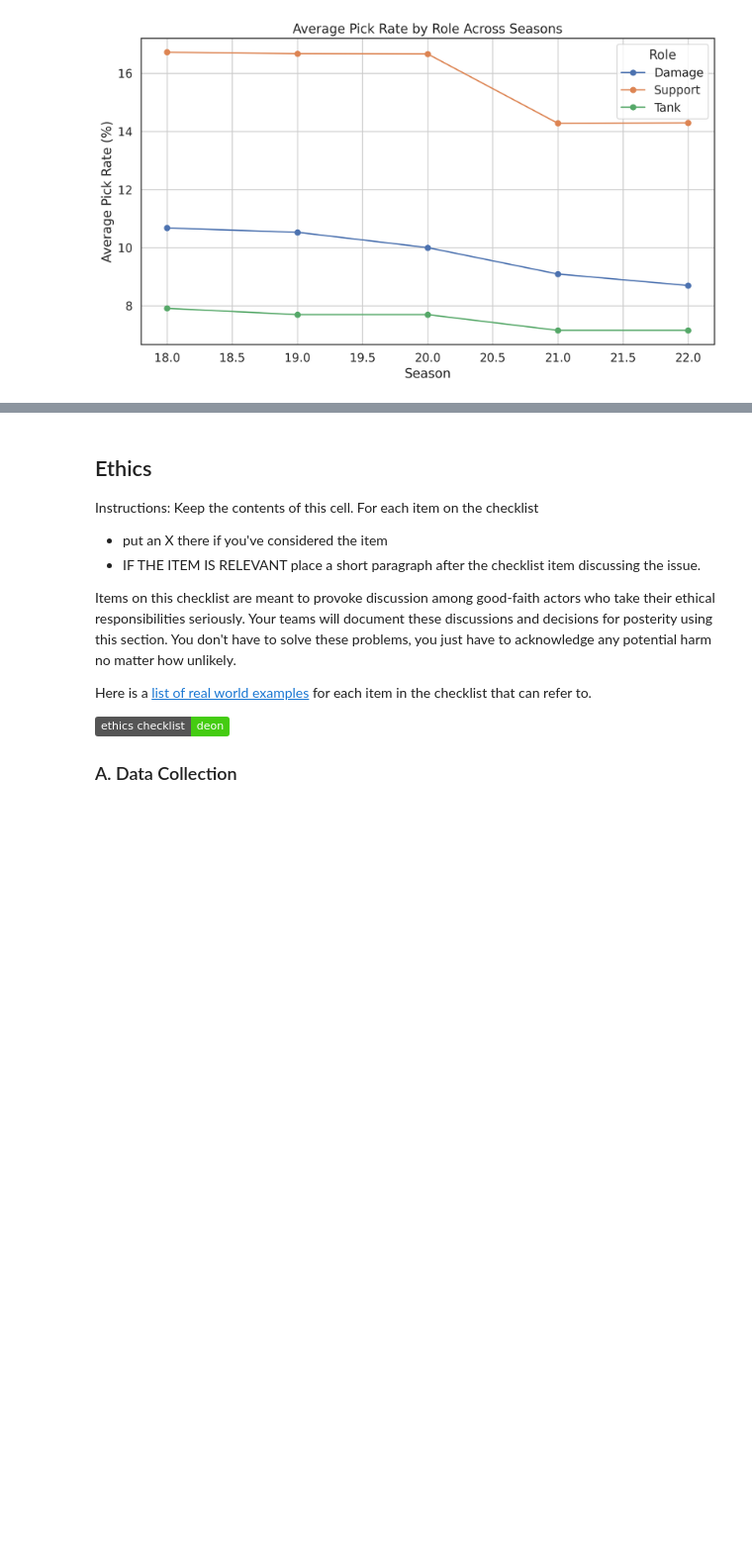
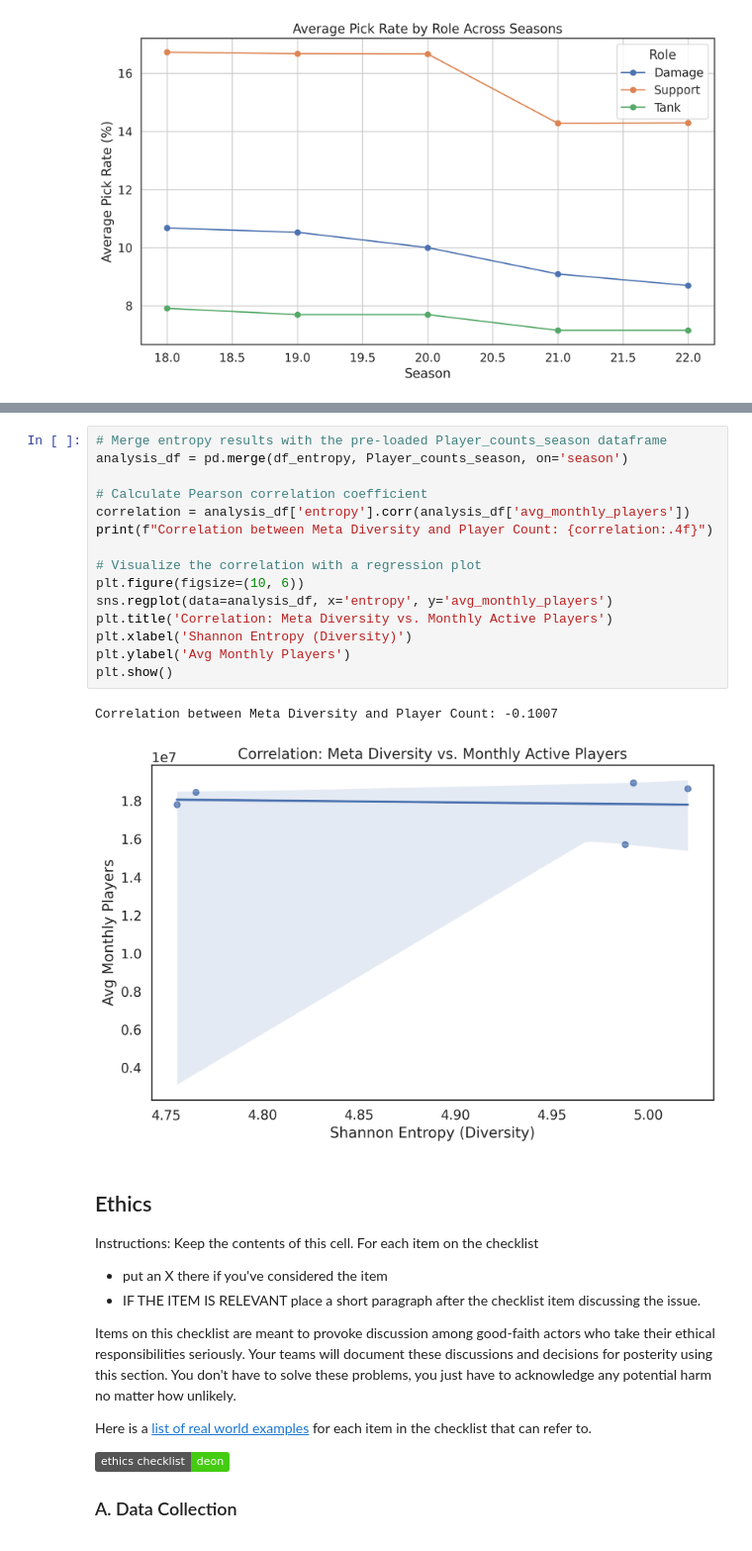
Before and after one commit to COGS108/Group-SP26-086, a Jupyter notebook: 02-EDACheckpoint.ipynb, the cells around one changed output, grey strips where cells are left out. Shown at 99% size. Drawn from its saved outputs; the diff is of its cells as text; badges without logos; blank space fills up the shorter version.

```diff
--- a/02-EDACheckpoint.ipynb
+++ b/02-EDACheckpoint.ipynb
@@ -580,3 +700,21 @@ Correlation between Pick Rate and Win Rate: 0.404
+# %%
+# Merge entropy results with the pre-loaded Player_counts_season dataframe
+analysis_df = pd.merge(df_entropy, Player_counts_season, on='season')
+
+# Calculate Pearson correlation coefficient
+correlation = analysis_df['entropy'].corr(analysis_df['avg_monthly_players'])
+print(f"Correlation between Meta Diversity and Player Count: {correlation:.4f}")
+
+# Visualize the correlation with a regression plot
+plt.figure(figsize=(10, 6))
+sns.regplot(data=analysis_df, x='entropy', y='avg_monthly_players')
+plt.title('Correlation: Meta Diversity vs. Monthly Active Players')
+plt.xlabel('Shannon Entropy (Diversity)')
+plt.ylabel('Avg Monthly Players')
+plt.show()
+# %% [output]
+Correlation between Meta Diversity and Player Count: -0.1007
+[figure, added]
 # %% [markdown]
 ## Ethics
 
```
Also changed, not shown: parts of 2 cells of this notebook.
